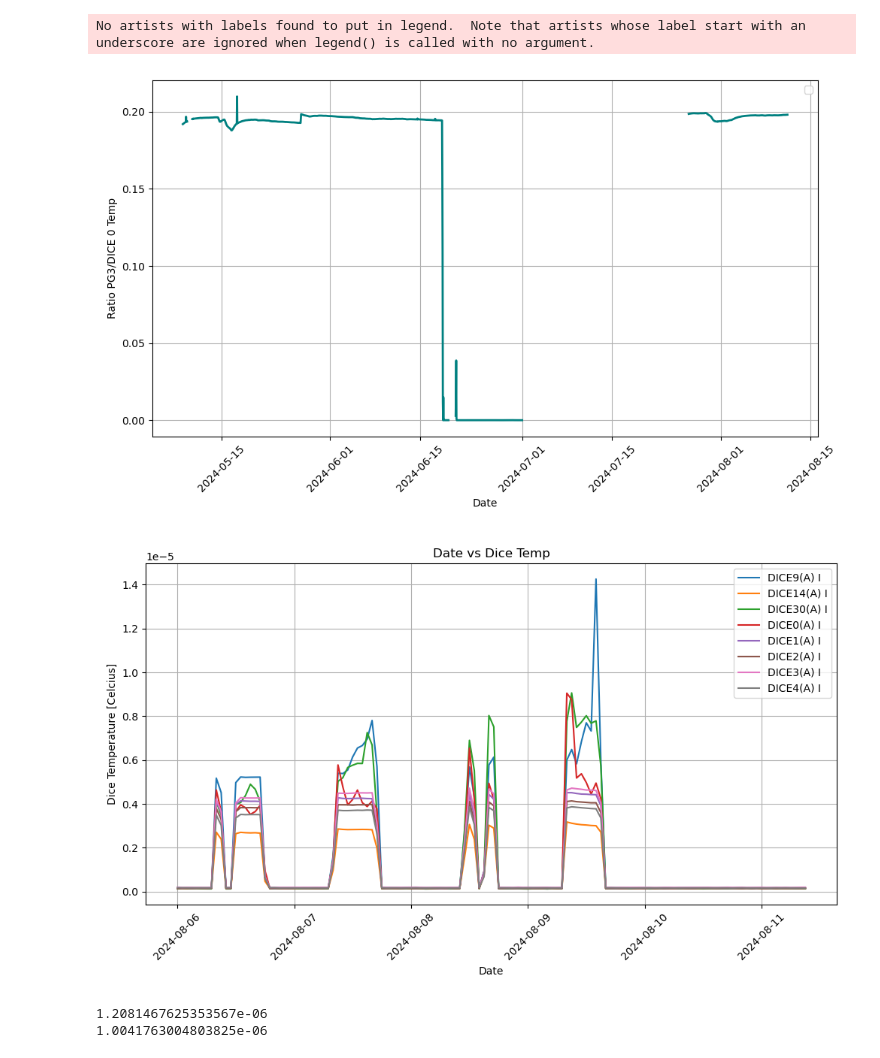
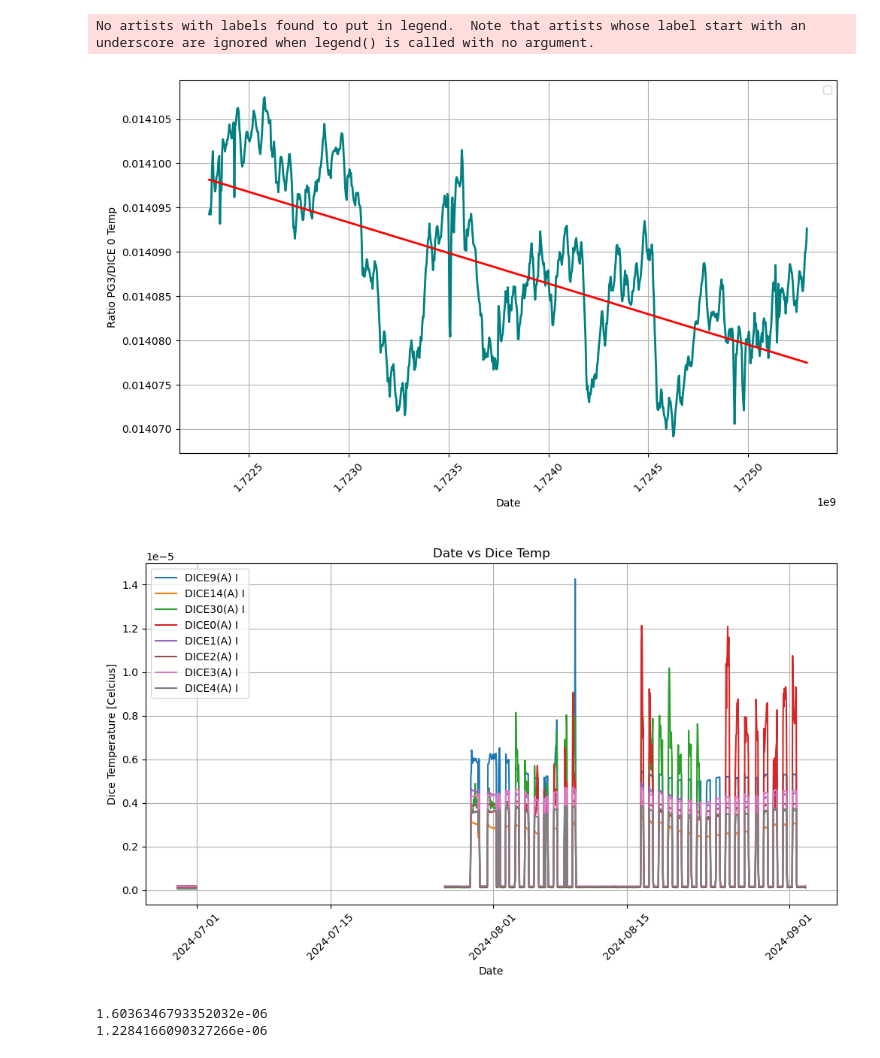
Before and after one commit to kvjmistry/DoubleBeta, a Jupyter notebook: NEXT100Monitoring/PlotGasPressure.ipynb, the cells around one changed output. Cells and saved outputs as stored; diff of their text form; code cells hidden in the pictures.

```diff
--- a/NEXT100Monitoring/PlotGasPressure.ipynb
+++ b/NEXT100Monitoring/PlotGasPressure.ipynb
@@ -7,7 +7,7 @@ import matplotlib.pyplot as plt
 directory = '/Users/mistryk2/Desktop/Pressure_Data'
 
 # Use glob to get all text files in the directory
-file_paths = glob.glob(f"{directory}/*.txt")
+file_paths = glob.glob(f"{directory}/*Pressure*.txt")
 print(file_paths)
 
 # Initialize an empty list to store individual DataFrames
@@ -215,10 +215,10 @@ No artists with labels found to put in legend.  Note that artists whose label st
 %matplotlib widget
 
 
-SiPM_Temps_filter = SiPM_Temps[SiPM_Temps['Datetime'] > pd.Timestamp('2024-08-06')]
+# SiPM_Temps_filter = SiPM_Temps[SiPM_Temps['Datetime'] > pd.Timestamp('2024-07-31')]
 # SiPM_Temps_filter = SiPM_Temps_filter[SiPM_Temps_filter['Datetime'] < pd.Timestamp('2024-07-29')]
-
-# SiPM_Temps_filter = SiPM_Temps[SiPM_Temps['Datetime'] > pd.Timestamp('2024-05-09')]
+#
+SiPM_Temps_filter = SiPM_Temps[SiPM_Temps['Datetime'] > pd.Timestamp('2024-05-09')]
 # SiPM_Temps_filter = SiPM_Temps_filter[SiPM_Temps_filter['Datetime'] < pd.Timestamp('2024-06-07')]
 
 
@@ -261,35 +261,54 @@ plt.ylim(20,23)
 (20.0, 23.0)
 # %%
+from scipy.optimize import curve_fit
+import numpy as np
 %matplotlib widget
+
+
+def fun_line(x, m, c):
+    return m*x + c
+
 
 # Plot Date vs PG3
 plt.figure(figsize=(10, 6))
 
 Pressure_norm = (hourly_means_gas['PG3'] - min(hourly_means_gas['PG3']))/max(hourly_means_gas['PG3']- min(hourly_means_gas['PG3']))
 SiPM_norm0  = (hourly_means_sipm['DICE0(ºC) T'] - min(hourly_means_sipm['DICE0(ºC) T']))/max(hourly_means_sipm['DICE0(ºC) T'] - min(hourly_means_sipm['DICE0(ºC) T']))
 # SiPM_norm10  = (hourly_means_sipm['DICE10(ºC) T'] - min(hourly_means_sipm['DICE10(ºC) T']))/max(hourly_means_sipm['DICE10(ºC) T'] - min(hourly_means_sipm['DICE10(ºC) T']))
 # SiPM_norm30  = (hourly_means_sipm['DICE30(ºC) T'] - min(hourly_means_sipm['DICE30(ºC) T']))/max(hourly_means_sipm['DICE30(ºC) T'] - min(hourly_means_sipm['DICE30(ºC) T']))
 
 # plt.plot(hourly_means_gas.index, Pressure_norm, label='PG3', marker='o', linestyle='-')
 # plt.plot(hourly_means_sipm.index, SiPM_norm0, label='DICE0(ºC) T', marker='o', linestyle='-')
 
 
-plt.plot(hourly_means_sipm.index,  hourly_means_gas['PG3']/hourly_means_sipm['DICE0(ºC) T'], color= "Teal", linewidth = 2)
+hourly_means_sipm = hourly_means_sipm[hourly_means_sipm["UnixTime"] > 1.7223e9]
+hourly_means_gas = hourly_means_gas[hourly_means_gas["UnixTime"] > 1.7223e9]
+
+# plt.plot(hourly_means_sipm.index,  hourly_means_gas['PG3']/(hourly_means_sipm['DICE0(ºC) T']+273), color= "Teal", linewidth = 2)
+plt.plot(hourly_means_sipm.UnixTime,  hourly_means_gas['PG3']/(hourly_means_sipm['DICE0(ºC) T']+273), color= "Teal", linewidth = 2)
+
+popt, pcov = curve_fit(fun_line, hourly_means_sipm.UnixTime,  hourly_means_gas['PG3']/(hourly_means_sipm['DICE0(ºC) T']+273))
+
+x_fit = np.linspace(min(hourly_means_sipm.UnixTime), max(hourly_means_sipm.UnixTime), 1000)
+y_fit = fun_line(x_fit, popt[0], popt[1])
+plt.plot(x_fit,y_fit, color="red", linewidth = 2)
+
+
 
 plt.xlabel('Date')
 # plt.ylabel('Normalized Amplitude')
 plt.ylabel('Ratio PG3/DICE 0 Temp')
 # plt.title('Date vs PG3')
 plt.legend()
 plt.grid(True)
 plt.xticks(rotation=45)
 plt.tight_layout()
 plt.show()
-plt.ylim(0.18,0.22)
+# plt.ylim(0.18,0.22)
 plt.tight_layout()
 # %% [output]
 No artists with labels found to put in legend.  Note that artists whose label start with an underscore are ignored when legend() is called with no argument.
-[figure, old version]
+[figure, new version]
 # %%
 import numpy as np
 # Plot Date vs PG3
@@ -315,6 +334,6 @@ plt.show()
 print(np.mean(hourly_means_sipm['DICE0(A) I']))
 print(np.mean(hourly_means_sipm['DICE2(A) I']))
 # %% [output]
-[figure, old version]
+[figure, new version]
-1.2081467625353567e-06
-1.0041763004803825e-06
+1.6036346793352032e-06
+1.2284166090327266e-06
```
Also changed, not shown: parts of 4 cells of this notebook, 4 other files.
